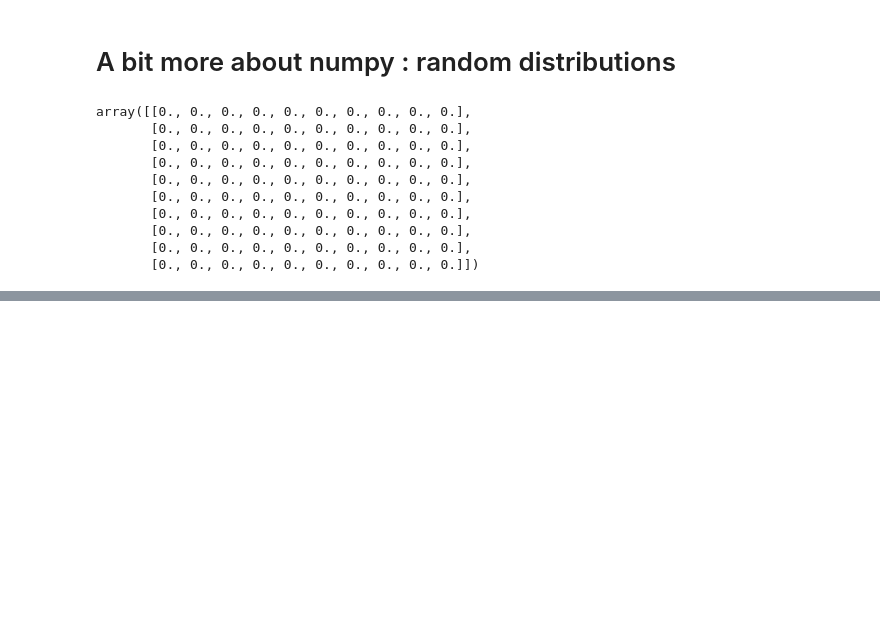
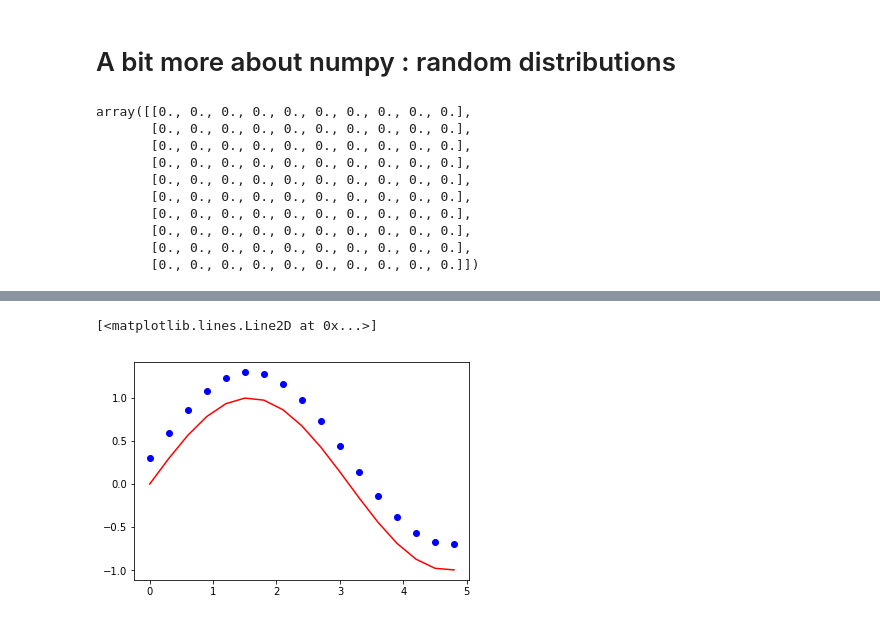
Before and after one commit to vafaei-ar/DSWSs, a Jupyter notebook: S03/notebooks/numpy-ii.ipynb, the cells around one changed output, grey strips where cells are left out. Cells and saved outputs as stored; diff of their text form; code cells hidden in the pictures; blank space fills up the shorter version.

```diff
--- a/S03/notebooks/numpy-ii.ipynb
+++ b/S03/notebooks/numpy-ii.ipynb
@@ -22,3 +23,10 @@ array([[0., 0., 0., 0., 0., 0., 0., 0., 0., 0.],
        [0., 0., 0., 0., 0., 0., 0., 0., 0., 0.]])
 # %%
 # save load
+# %%
+x = np.arange(0,5,0.3)
+y = np.sin(x)
+# %%
+np.savetxt('x.txt',x)
+x = np.loadtxt('x.txt')
+x
@@ -24,0 +56,7 @@ array([[0., 0., 0., 0., 0., 0., 0., 0., 0., 0.],
+# %%
+plt.plot(x,y,color='red')
+
+plt.plot(x,y+0.3,'bo')
+# %% [output]
+[<matplotlib.lines.Line2D at 0x...>]
+[figure, added]
```
Also changed, not shown: parts of 21 cells of this notebook, 3 other files.
